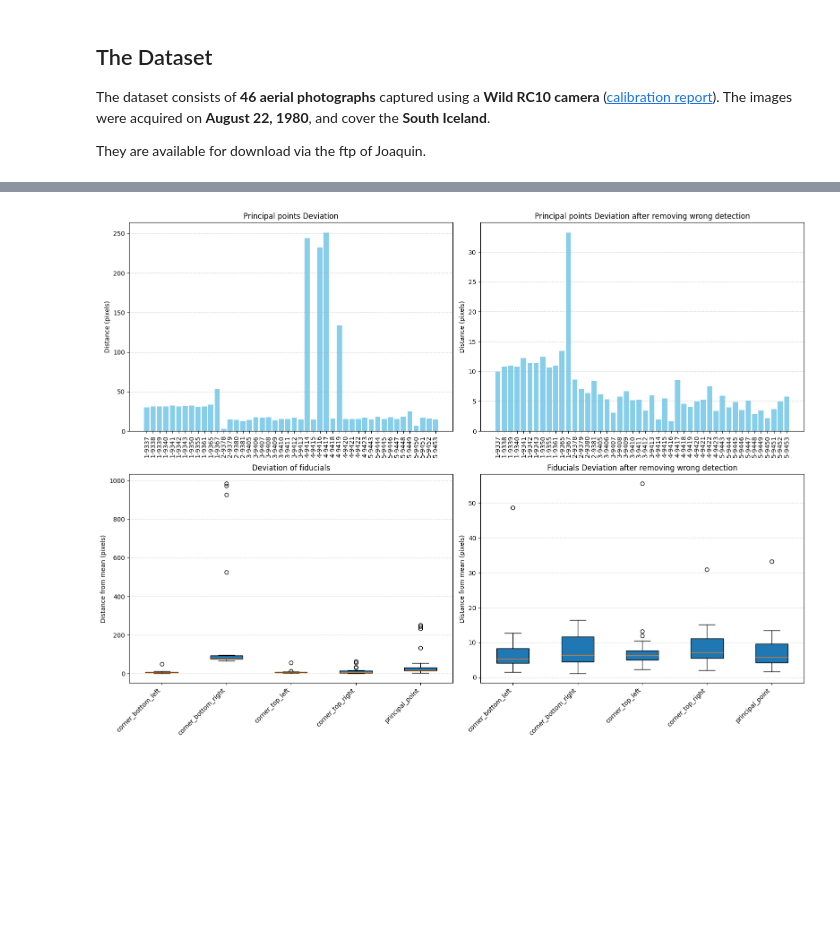
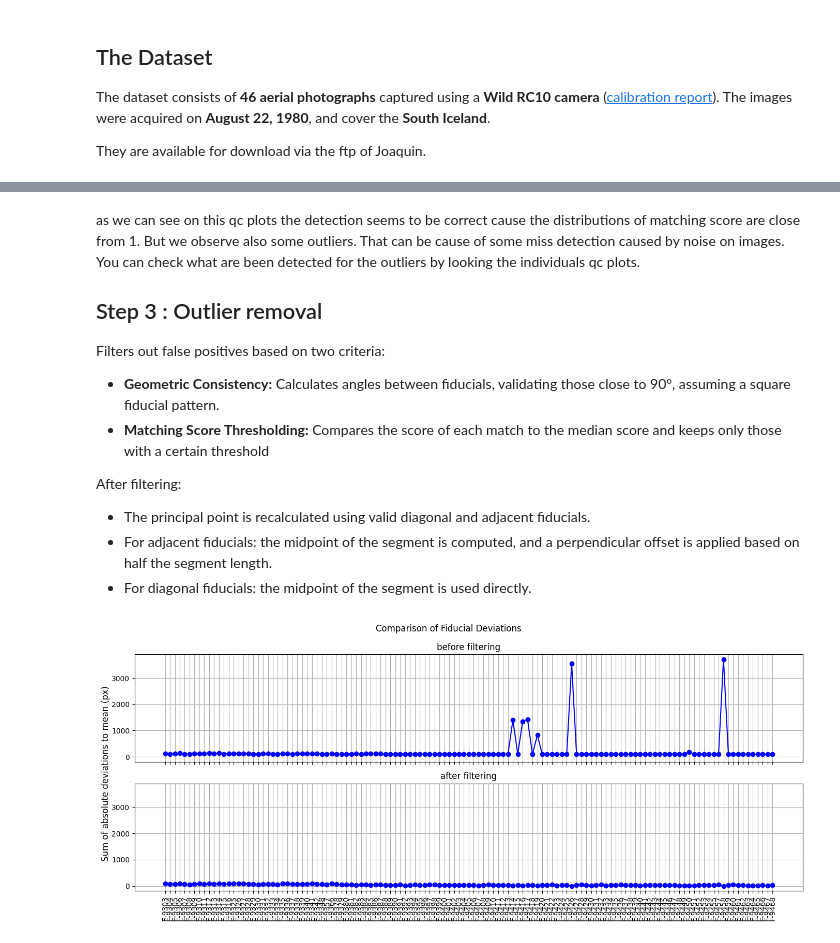
Before and after one commit to shippp/history, a Jupyter notebook: notebooks/iceland_aerial.ipynb, the cells around one changed output, grey strips where cells are left out. Drawn from its saved outputs; the diff is of its cells as text; code cells hidden in the pictures; blank space fills up the shorter version.

```diff
--- a/notebooks/iceland_aerial.ipynb
+++ b/notebooks/iceland_aerial.ipynb
@@ -9,11 +8,13 @@ import os
 # %% [markdown]
 ## Settings
 # %%
-PROJECT_DIRECTORY = "data\iceland\aerial\1980_08_22"
+PROJECT_DIRECTORY = "data/iceland/aerial/1980_08_22"
 RAW_IMAGES = os.path.join(PROJECT_DIRECTORY, "raw_images")
 PREPROCESSED_IMAGES = os.path.join(PROJECT_DIRECTORY, "preprocessed_images")
 
 QUICKVIEW_FACTOR = 0.20
+
+MAX_WORKERS = 6
 # %% [markdown]
 ## The Dataset
 
@@ -35,3 +88,3 @@ preproc.create_fiducial_template(distance_around_fiducial=70,corner=True)
 # %%
-all_detections, all_scores, all_subpixel_scores = preproc.detect_fiducials(grid_size=7)
+detected_fiducials_df = preproc.detect_fiducials(grid_size=7, max_workers=MAX_WORKERS)
 # %% [output]
@@ -40,5 +93,18 @@ all_detections, all_scores, all_subpixel_scores = preproc.detect_fiducials(grid_
+# %% [markdown]
+as we can see on this qc plots the detection seems to be correct cause the distributions of matching score are close from 1. But we observe also some outliers. That can be cause of some miss detection caused by noise on images. You can check what are been detected for the outliers by looking the individuals qc plots.
+
+## Step 3 : Outlier removal
+
+Filters out false positives based on two criteria:
+
+- **Geometric Consistency:** Calculates angles between fiducials, validating those close to 90°, assuming a square fiducial pattern.
+- **Matching Score Thresholding:** Compares the score of each match to the median score and keeps only those with a certain threshold
+
+After filtering:
+- The principal point is recalculated using valid diagonal and adjacent fiducials.
+- For adjacent fiducials: the midpoint of the segment is computed, and a perpendicular offset is applied based on half the segment length.
+- For diagonal fiducials: the midpoint of the segment is used directly.
 # %%
-filtered_detections = preproc.filter_detected_fiducials(all_detections, all_scores, all_subpixel_scores, degree_threshold=0.005)
-hipp.aerial.detected_fiducials_to_csv(filtered_detections, os.path.join(RAW_IMAGES, "detected_fiducial_markers.csv"))
+filtered_detected_fiducials_df = preproc.filter_detected_fiducials(detected_fiducials_df)
 # %% [output]
-[figure, old version]
+[figure, new version]
```
Also changed, not shown: parts of 19 cells of this notebook, 1 other file.
